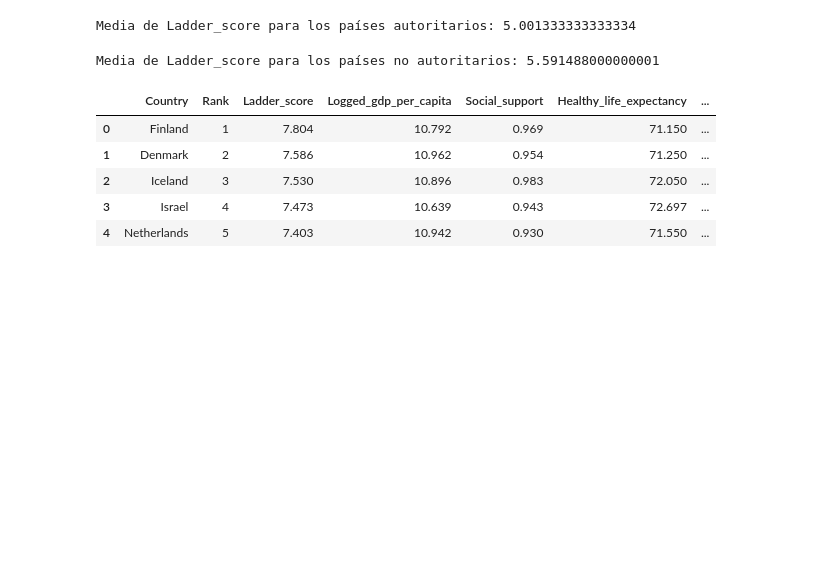
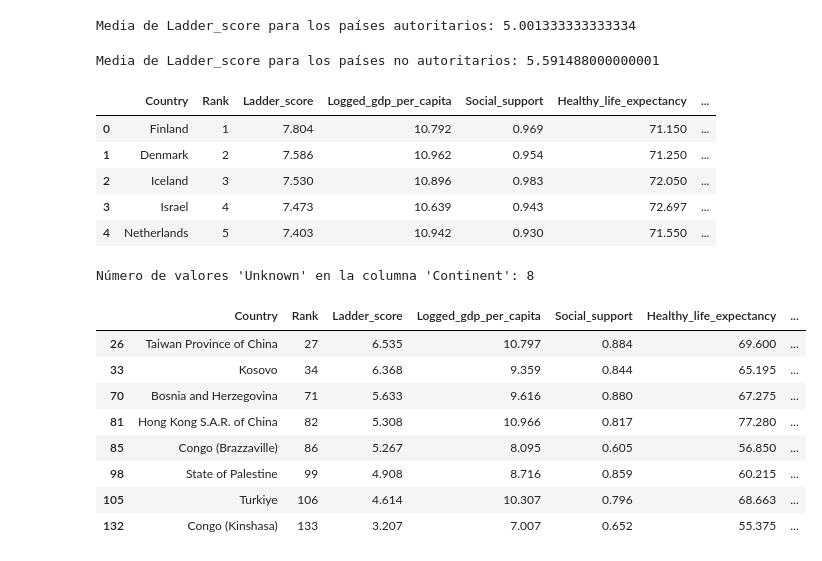
Before and after one commit to jose-luis666/w8-final_project, a Jupyter notebook: Untitled-2.ipynb, the cells around one changed output. Cells and saved outputs as stored; diff of their text form; code cells hidden in the pictures; blank space fills up the shorter version.

```diff
--- a/Untitled-2.ipynb
+++ b/Untitled-2.ipynb
@@ -752,3 +752,23 @@ df.head()
 | 2 | Iceland | 3 | 7.530 | 10.896 | 0.983 | 72.050 | ... |
 | 3 | Israel | 4 | 7.473 | 10.639 | 0.943 | 72.697 | ... |
 | 4 | Netherlands | 5 | 7.403 | 10.942 | 0.930 | 71.550 | ... |
+# %%
+# Vamos a comprobar si la librería ha categorizado correctamente todos los países
+
+unknown_continents = df['Continent'].value_counts()['Unknown']
+print("Número de valores 'Unknown' en la columna 'Continent':", unknown_continents)
+# %% [output]
+Número de valores 'Unknown' en la columna 'Continent': 8
+# %%
+unknown_rows = df.loc[df['Continent'] == 'Unknown']
+unknown_rows
+# %% [output]
+|  | Country | Rank | Ladder_score | Logged_gdp_per_capita | Social_support | Healthy_life_expectancy | ... |
+| 26 | Taiwan Province of China | 27 | 6.535 | 10.797 | 0.884 | 69.600 | ... |
+| 33 | Kosovo | 34 | 6.368 | 9.359 | 0.844 | 65.195 | ... |
+| 70 | Bosnia and Herzegovina | 71 | 5.633 | 9.616 | 0.880 | 67.275 | ... |
+| 81 | Hong Kong S.A.R. of China | 82 | 5.308 | 10.966 | 0.817 | 77.280 | ... |
+| 85 | Congo (Brazzaville) | 86 | 5.267 | 8.095 | 0.605 | 56.850 | ... |
+| 98 | State of Palestine | 99 | 4.908 | 8.716 | 0.859 | 60.215 | ... |
+| 105 | Turkiye | 106 | 4.614 | 10.307 | 0.796 | 68.663 | ... |
+| 132 | Congo (Kinshasa) | 133 | 3.207 | 7.007 | 0.652 | 55.375 | ... |
```
Also changed, not shown: parts of 6 cells of this notebook.
